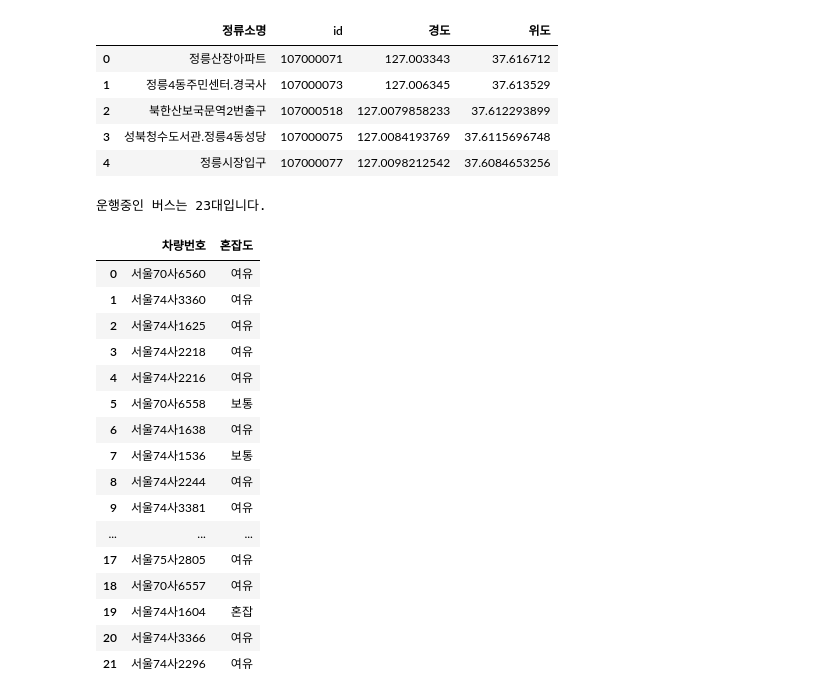
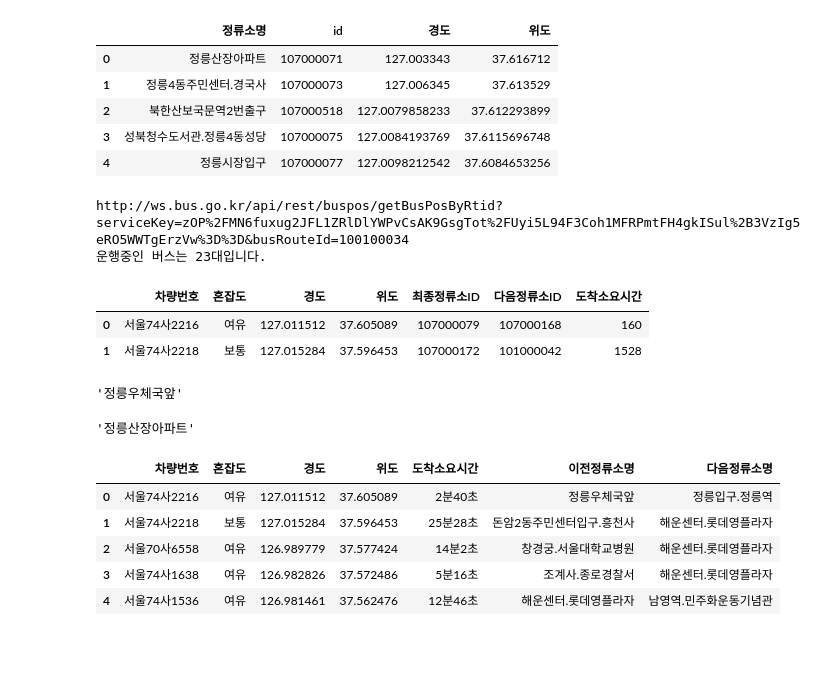
Before and after one commit to jslee912/ai, a Jupyter notebook: source/01_python/ch14_웹데이터수집1_정적_공공api.ipynb, the cells around one changed output. Drawn from its saved outputs; the diff is of its cells as text; code cells hidden in the pictures; blank space fills up the shorter version.

```diff
--- a/source/01_python/ch14_웹데이터수집1_정적_공공api.ipynb
+++ b/source/01_python/ch14_웹데이터수집1_정적_공공api.ipynb
@@ -986,6 +986,8 @@ busRouteId = 100100034
 # %%
 # step2. 버스id로 버스정류장목록방아오기(정류장명, 정류장id, 경도, 위도)
 # 서울특별시_노선정보 조회 서비스 -4번 기능(getStaionsByRouteList)
+# %%
+pd.options.display.max_rows = 60  # 출력 최대 행수 지정 default=60
 # %%
 import pandas as pd
 url2 = f'http://ws.bus.go.kr/api/rest/busRouteInfo/getStaionByRoute?ServiceKey={key}&busRouteId={busRouteId}'
@@ -1016,43 +1018,49 @@ df_station.head()
 # 서울특별시_버스위치정보조회 서비스 - 2번(getBusPosByRtidList)
 # %%
 url3 = f'http://ws.bus.go.kr/api/rest/buspos/getBusPosByRtid?serviceKey={key}&busRouteId={busRouteId}'
-# print(url3)
+print(url3)
 response = requests.get(url3)
 soup = BeautifulSoup(response.text, 'xml')
 itemLists = soup.select('itemList')
 print(f'운행중인 버스는 {len(itemList)}대입니다.')
 
 bus_position = []
 for itemList in itemLists:
     plainNo = itemList.select_one('plainNo').text  # 차량번호
     congetion = itemList.select_one('congetion').text  # 혼잡도(congetion)
     # 0:없음, 3:여유, 4:보통, 5:혼잡, 6:매우혼잡
     congetion = '없음' if congetion=='0' \
            else '여유' if congetion=='3' \
            else '보통' if congetion=='4' \
            else '혼잡' if congetion=='5' else '매우혼잡'
+    gpsX = itemList.select_one('gpsX').text  # 경도
+    gpsY = itemList.select_one('gpsY').text  # 위도
+    lastStnId = itemList.select_one('lastStnId').text  # 최종정류소ID
+    nextStId = itemList.select_one('nextStId').text  # 다음정류소ID
+    nextStTm = itemList.select_one('nextStTm').text  # 다음정류소까지 소요시간
+
     bus_position.append({
         '차량번호':plainNo,
-        '혼잡도':congetion
+        '혼잡도':congetion,
+        '경도':gpsX,
+        '위도':gpsY,
+        '최종정류소ID':lastStnId,
+        '다음정류소ID':nextStId,
+        '도착소요시간':nextStTm
     })
 df_position = pd.DataFrame(bus_position)
-df_position
+df_position.head(2)
 # %% [output]
+http://ws.bus.go.kr/api/rest/buspos/getBusPosByRtid?serviceKey=zOP%2FMN6fuxug2JFL1ZRlDlYWPvCsAK9GsgTot%2FUyi5L94F3Coh1MFRPmtFH4gkISul%2B3VzIg5eRO5WWTgErzVw%3D%3D&busRouteId=100100034
 운행중인 버스는 23대입니다.
-|  | 차량번호 | 혼잡도 |
-| 0 | 서울70사6560 | 여유 |
-| 1 | 서울74사3360 | 여유 |
-| 2 | 서울74사1625 | 여유 |
-| 3 | 서울74사2218 | 여유 |
-| 4 | 서울74사2216 | 여유 |
-| 5 | 서울70사6558 | 보통 |
-| 6 | 서울74사1638 | 여유 |
-| 7 | 서울74사1536 | 보통 |
-| 8 | 서울74사2244 | 여유 |
-| 9 | 서울74사3381 | 여유 |
-| ... | ... | ... |
-| 17 | 서울75사2805 | 여유 |
-| 18 | 서울70사6557 | 여유 |
-| 19 | 서울74사1604 | 혼잡 |
-| 20 | 서울74사3366 | 여유 |
-| 21 | 서울74사2296 | 여유 |
+|  | 차량번호 | 혼잡도 | 경도 | 위도 | 최종정류소ID | 다음정류소ID | 도착소요시간 |
+| 0 | 서울74사2216 | 여유 | 127.011512 | 37.605089 | 107000079 | 107000168 | 160 |
+| 1 | 서울74사2218 | 보통 | 127.015284 | 37.596453 | 107000172 | 101000042 | 1528 |
+# %%
+df_station.loc[df_station['id']=='107000079','정류소명'].iloc[0]
+# %% [output]
+'정릉우체국앞'
+# %%
+df_station.loc[df_station['id']=='107000071','정류소명'].iloc[0]
+# %% [output]
+'정릉산장아파트'
@@ -1058,0 +1078,10 @@ df_position
+# %%
+df = df_position.apply(station_name, axis=1)
+df.drop(['최종정류소ID','다음정류소ID'], axis=1).head()
+# %% [output]
+|  | 차량번호 | 혼잡도 | 경도 | 위도 | 도착소요시간 | 이전정류소명 | 다음정류소명 |
+| 0 | 서울74사2216 | 여유 | 127.011512 | 37.605089 | 2분40초 | 정릉우체국앞 | 정릉입구.정릉역 |
+| 1 | 서울74사2218 | 보통 | 127.015284 | 37.596453 | 25분28초 | 돈암2동주민센터입구.흥천사 | 해운센터.롯데영플라자 |
+| 2 | 서울70사6558 | 여유 | 126.989779 | 37.577424 | 14분2초 | 창경궁.서울대학교병원 | 해운센터.롯데영플라자 |
+| 3 | 서울74사1638 | 여유 | 126.982826 | 37.572486 | 5분16초 | 조계사.종로경찰서 | 해운센터.롯데영플라자 |
+| 4 | 서울74사1536 | 여유 | 126.981461 | 37.562476 | 12분46초 | 해운센터.롯데영플라자 | 남영역.민주화운동기념관 |
```
Also changed, not shown: parts of 7 cells of this notebook, 6 other files.
